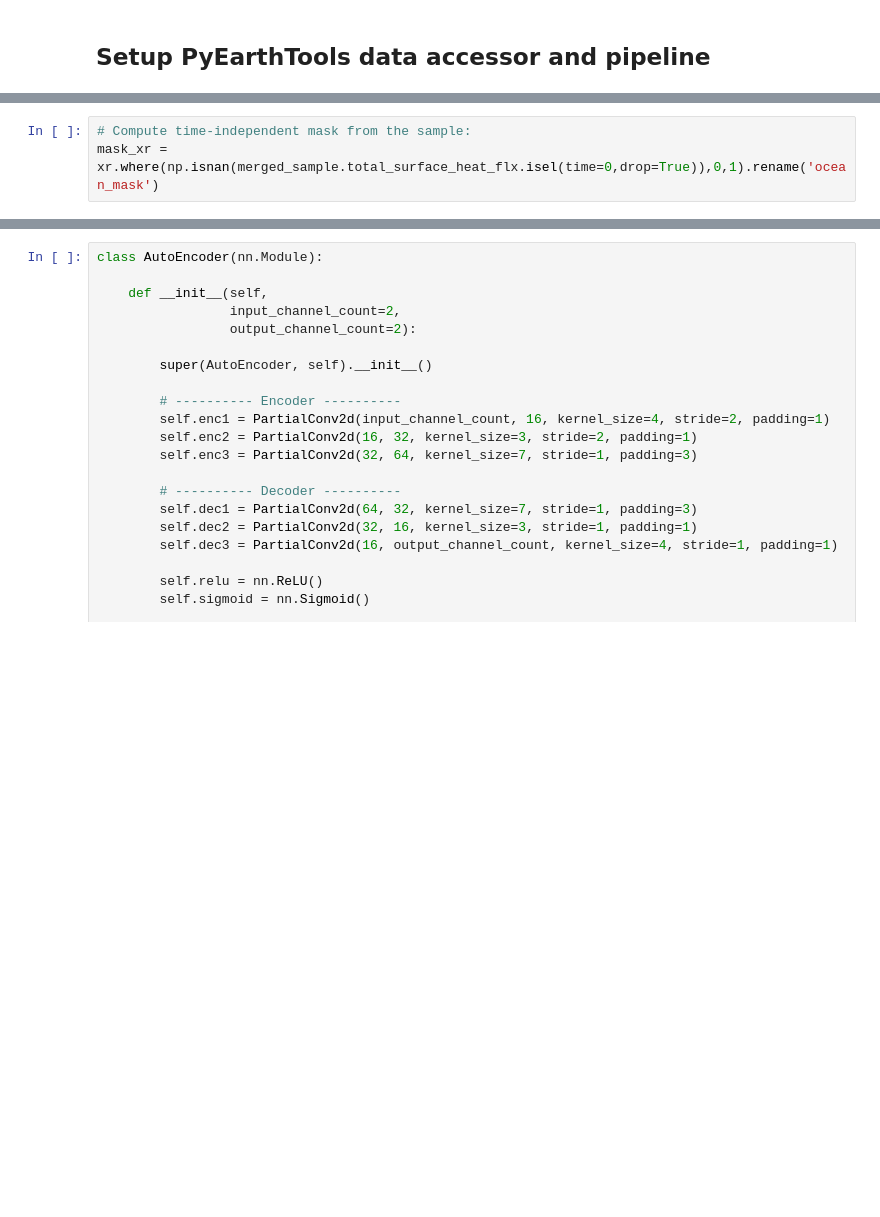
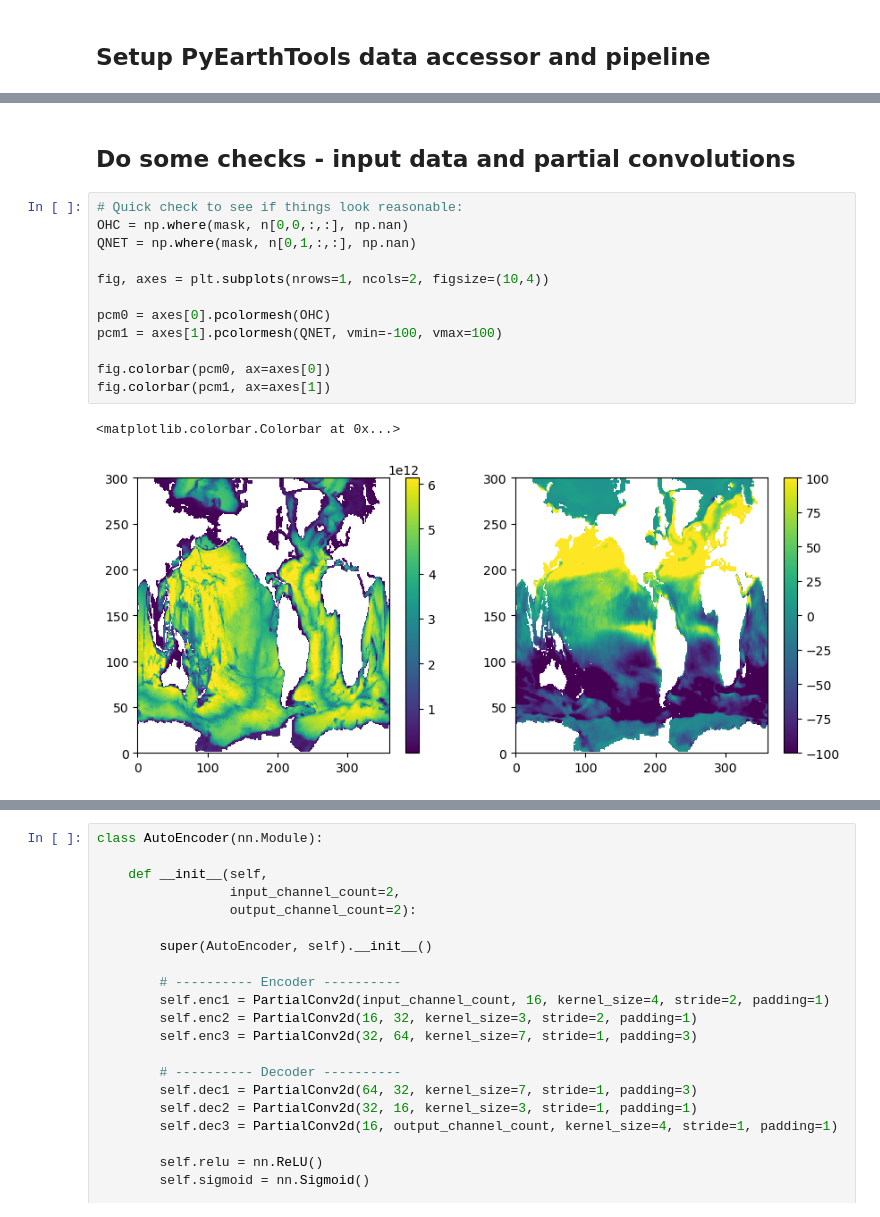
Before and after one commit to PaulSpence/OM2-emulator, a Jupyter notebook: notebooks/AutoEncoder_om2_withPConv.ipynb, the cells around one changed output, grey strips where cells are left out. Saved outputs shown, nothing was run; the diff lists cells and outputs as text; blank space fills up the shorter version.

Commit message:
Further cleanup and pull out partial convolution operator to a separate file.

```diff
--- a/notebooks/AutoEncoder_om2_withPConv.ipynb
+++ b/notebooks/AutoEncoder_om2_withPConv.ipynb
@@ -245,5 +77,19 @@ class PartialConv2d(nn.Module):
-# %%
-# Compute time-independent mask from the sample:
-mask_xr = xr.where(np.isnan(merged_sample.total_surface_heat_flx.isel(time=0,drop=True)),0,1).rename('ocean_mask')
+# %% [markdown]
+## Do some checks - input data and partial convolutions
+# %%
+# Quick check to see if things look reasonable:
+OHC = np.where(mask, n[0,0,:,:], np.nan)
+QNET = np.where(mask, n[0,1,:,:], np.nan)
+
+fig, axes = plt.subplots(nrows=1, ncols=2, figsize=(10,4))
+
+pcm0 = axes[0].pcolormesh(OHC)
+pcm1 = axes[1].pcolormesh(QNET, vmin=-100, vmax=100)
+
+fig.colorbar(pcm0, ax=axes[0])
+fig.colorbar(pcm1, ax=axes[1])
+# %% [output]
+<matplotlib.colorbar.Colorbar at 0x...>
+[figure, added]
 # %%
 # Test Partial Convolution:
```
Also changed, not shown: parts of 12 cells of this notebook, 1 other file.
